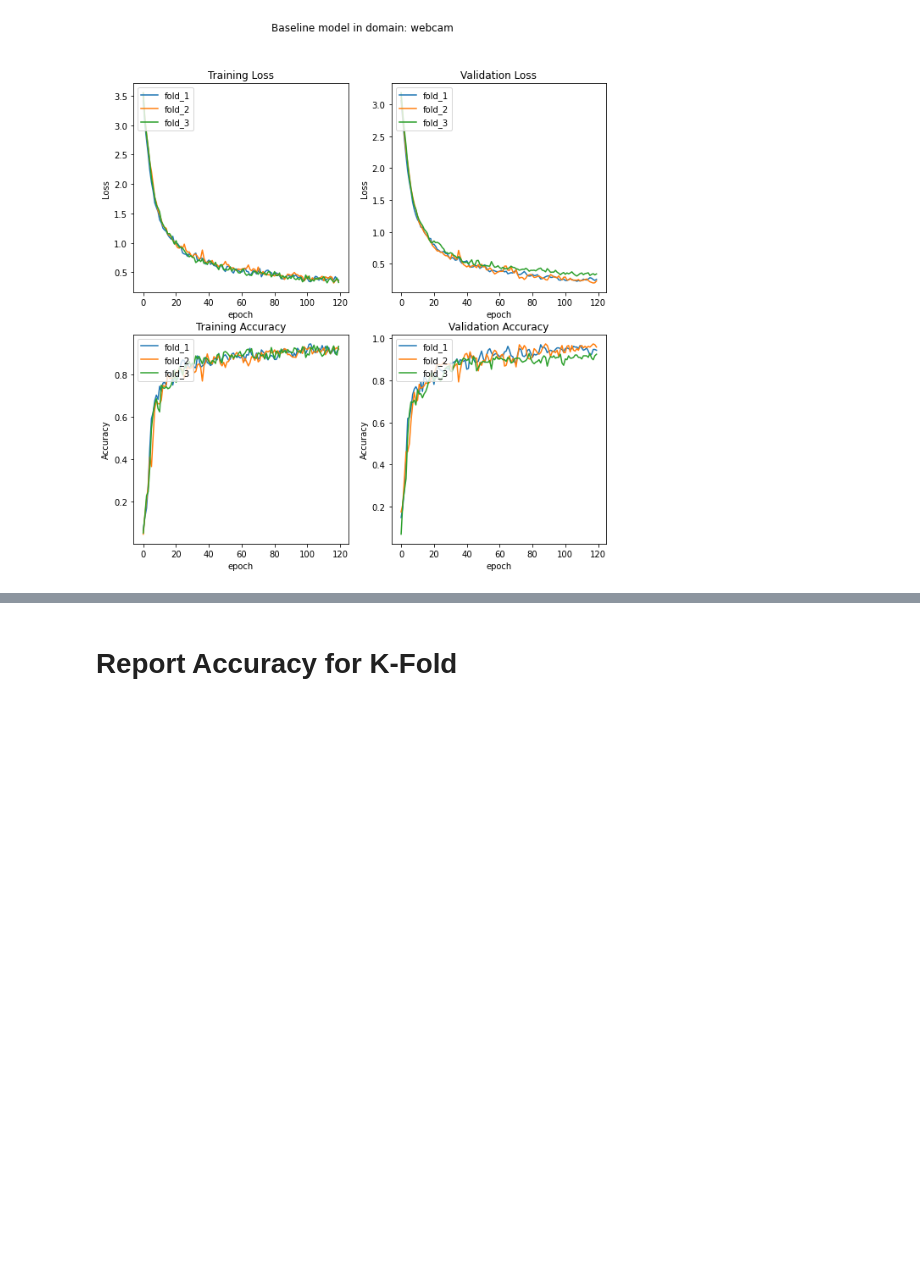
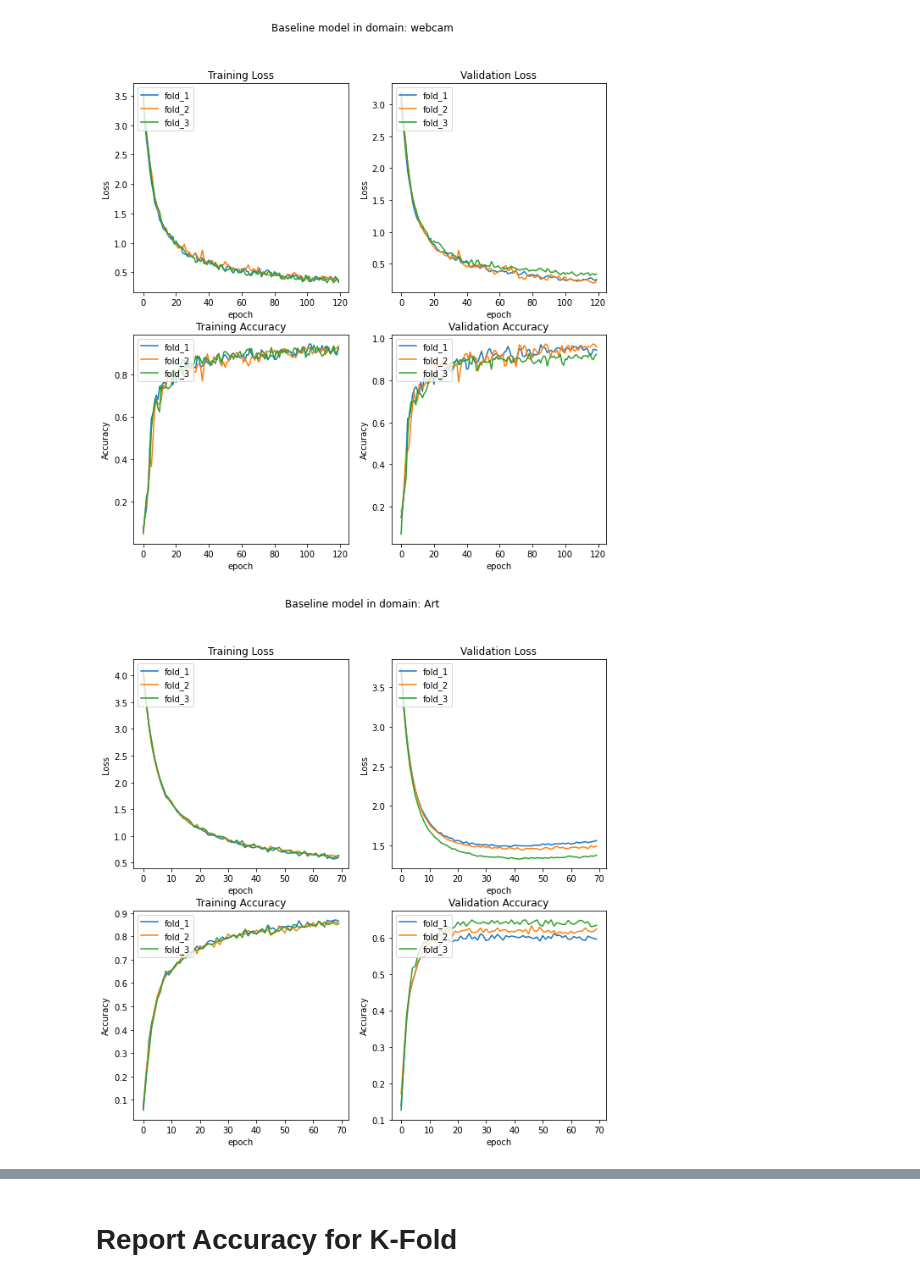
Before and after one commit to TuanAnhNguyen14111998/domain_calibration, a Jupyter notebook: src/notebook/visualize_result.ipynb, the cells around one changed output, grey strips where cells are left out. Cells and saved outputs as stored; diff of their text form; code cells hidden in the pictures; blank space fills up the shorter version.

```diff
--- a/src/notebook/visualize_result.ipynb
+++ b/src/notebook/visualize_result.ipynb
@@ -74,10 +74,12 @@ def get_metrics(train_text_paths, val_text_paths):
 import matplotlib.pyplot as plt
 import glob
 
-dictionary_metrics = {
-    "amazon": None,
-    "dslr": None,
-    "webcam": None,
-}
+
+# dataset_names = "Office"
+# domain_names = ["amazon", "dslr", "webcam"]
+
+dataset_names = "Office-Home"
+domain_names = ["Art", "Clipart", "Product", "Real World"]
+dictionary_metrics = {domain_name: None for domain_name in domain_names}
 # %%
 for domain in dictionary_metrics:
@@ -89,7 +91,7 @@ for domain in dictionary_metrics:
 
     dictionary_metrics[domain] = get_metrics(train_text_paths, val_text_paths)
 # %%
-def visualize(dictionary_metrics, name_domain):
+def visualize(dictionary_metrics, name_domain, path_save):
     fig = plt.figure(figsize=(10, 10))
     fig.suptitle(f'Baseline model in domain: {name_domain}')
     fig.tight_layout()
@@ -132,4 +134,6 @@ def visualize(dictionary_metrics, name_domain):
     plt.xlabel('epoch')
     plt.legend(['fold_1', 'fold_2', 'fold_3'], loc='upper left')
 
+    plt.savefig(path_save)
+
     plt.show()
@@ -146,2 +161,8 @@ visualize(dictionary_metrics, "webcam")
 # %% [output]
 [figure]
+# %%
+domain_name = "Art"
+path_save = f"/Users/tuananh/tuananh/domain_calibration/experiments/{dataset_names}/result_visualize/{domain_name}.png"
+visualize(dictionary_metrics, domain_name, path_save)
+# %% [output]
+[figure, added]
```
Also changed, not shown: parts of 17 cells of this notebook.
